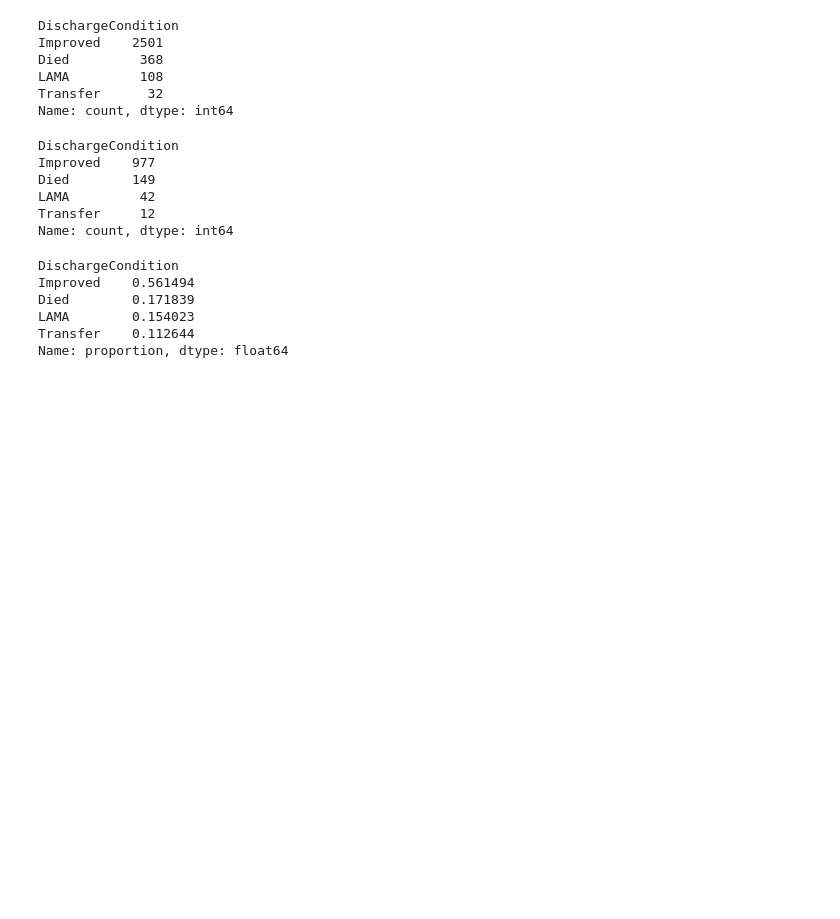
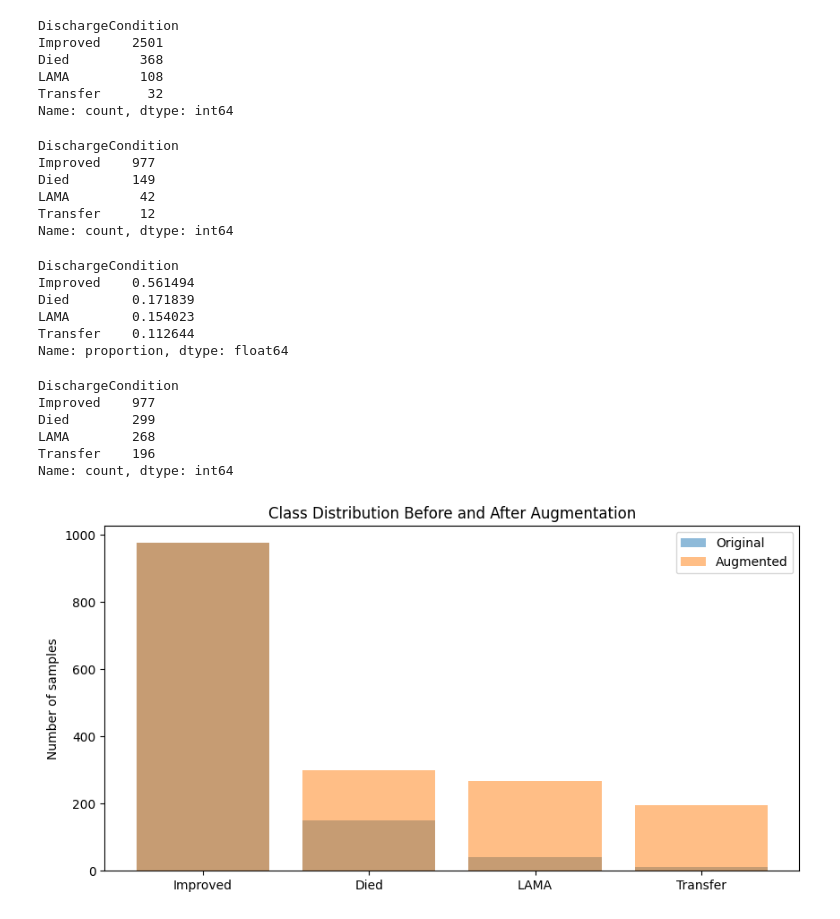
Before and after one commit to meetshambel/Neonatal, a Jupyter notebook: Neontatal.ipynb, the cells around one changed output. Drawn from its saved outputs; the diff is of its cells as text; code cells hidden in the pictures; blank space fills up the shorter version.

Commit message:
Ploting Class Distribution Before and After Augmentation

```diff
--- a/Neontatal.ipynb
+++ b/Neontatal.ipynb
@@ -181,3 +188,28 @@ Died        0.171839
 LAMA        0.154023
 Transfer    0.112644
 Name: proportion, dtype: float64
+# %%
+print(df_aug['DischargeCondition'].value_counts())
+# %% [output]
+DischargeCondition
+Improved    977
+Died        299
+LAMA        268
+Transfer    196
+Name: count, dtype: int64
+# %%
+# Before augmentation
+original_counts = d['DischargeCondition'].value_counts()
+
+# After augmentation
+aug_counts = df_aug['DischargeCondition'].value_counts()
+
+plt.figure(figsize=(10,5))
+plt.bar(original_counts.index, original_counts.values, alpha=0.5, label='Original')
+plt.bar(aug_counts.index, aug_counts.values, alpha=0.5, label='Augmented')
+plt.ylabel('Number of samples')
+plt.title('Class Distribution Before and After Augmentation')
+plt.legend()
+plt.show()
+# %% [output]
+[figure, added]
```
Also changed, not shown: parts of 2 cells of this notebook.
